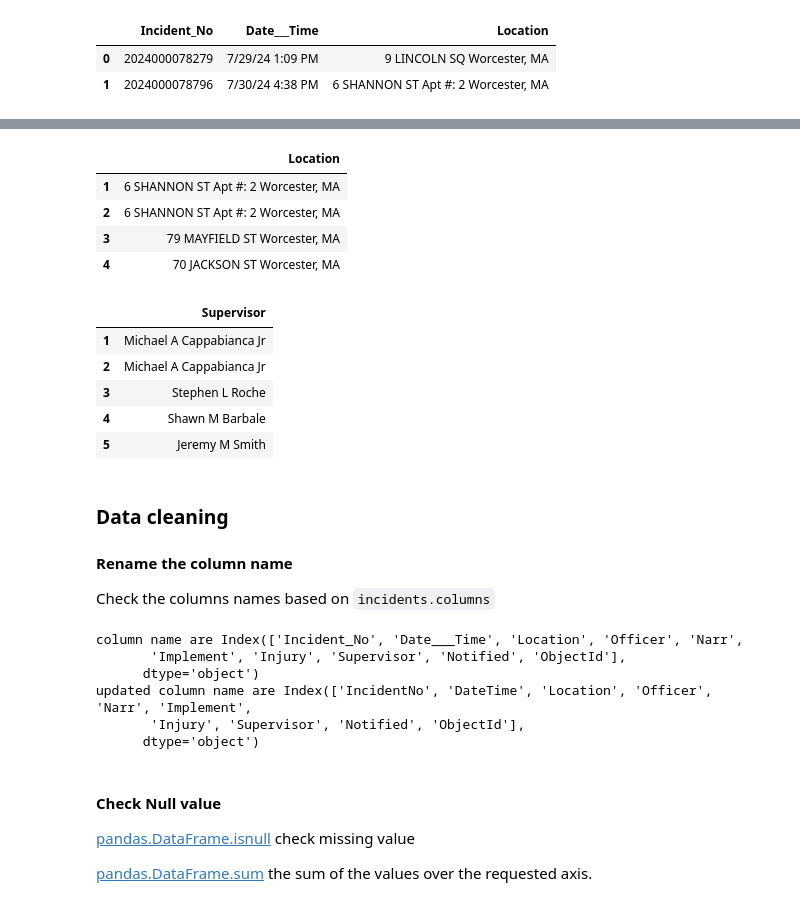
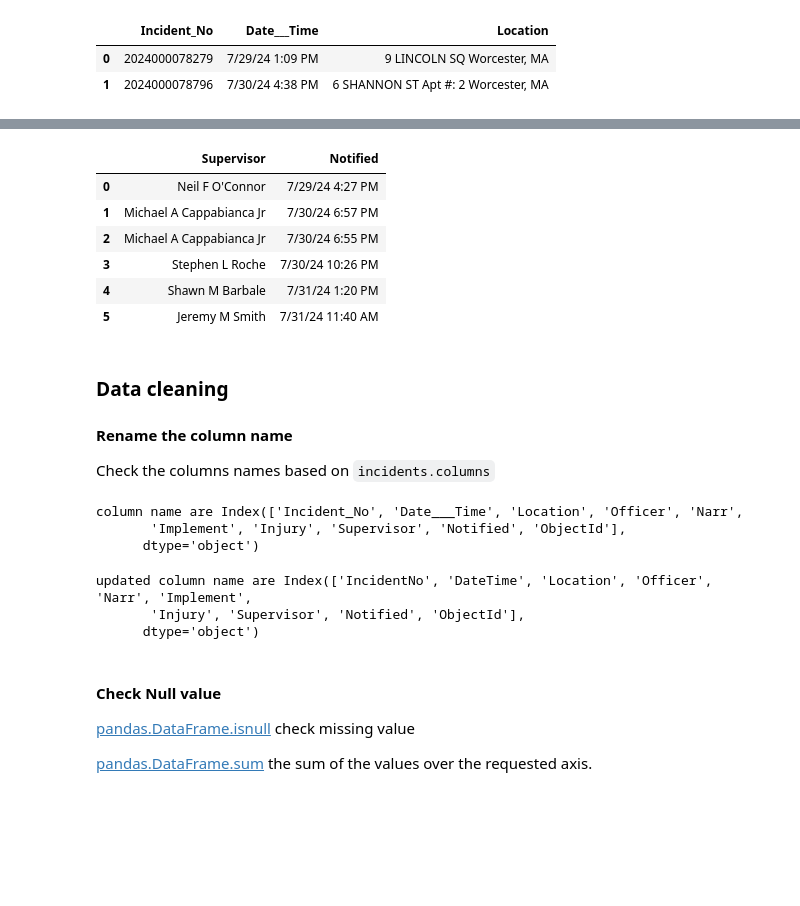
Before and after one commit to gisynw/Python_3404, a Jupyter notebook: docs/Lectures/Week04/Week04_Pandas.ipynb, the cells around one changed output, grey strips where cells are left out. Saved outputs shown, nothing was run; the diff lists cells and outputs as text; code cells hidden in the pictures; blank space fills up the shorter version.

```diff
--- a/docs/Lectures/Week04/Week04_Pandas.ipynb
+++ b/docs/Lectures/Week04/Week04_Pandas.ipynb
@@ -248,20 +275,13 @@ Name: Location, Length: 74, dtype: object
-# %%
-incidents.iloc[1:5,2:3]
-# %% [output]
-|  | Location |
-| 1 | 6 SHANNON ST Apt #: 2 Worcester, MA |
-| 2 | 6 SHANNON ST Apt #: 2 Worcester, MA |
-| 3 | 79 MAYFIELD ST Worcester, MA |
-| 4 | 70 JACKSON ST Worcester, MA |
 # %%
-incidents.loc[1:5, ['Supervisor']]
+incidents.loc[0:5, ['Supervisor', 'Notified']]
 # %% [output]
-|  | Supervisor |
-| 1 | Michael A Cappabianca Jr |
-| 2 | Michael A Cappabianca Jr |
-| 3 | Stephen L Roche |
-| 4 | Shawn M Barbale |
-| 5 | Jeremy M Smith |
+|  | Supervisor | Notified |
+| 0 | Neil F O'Connor | 7/29/24 4:27 PM |
+| 1 | Michael A Cappabianca Jr | 7/30/24 6:57 PM |
+| 2 | Michael A Cappabianca Jr | 7/30/24 6:55 PM |
+| 3 | Stephen L Roche | 7/30/24 10:26 PM |
+| 4 | Shawn M Barbale | 7/31/24 1:20 PM |
+| 5 | Jeremy M Smith | 7/31/24 11:40 AM |
 # %% [markdown]
 ### Data cleaning
 #### Rename the column name
@@ -269,14 +289,7 @@ Check the columns names based on `incidents.columns`
 # %%
 #format of columns can be the dictionary: old column name: new column name
 print('column name are {} '.format(incidents.columns))
-
-incidents.rename(columns={'Date___Time':'DateTime', 'Incident_No':"IncidentNo"}, inplace=True)
-
-print('updated column name are {} '.format(incidents.columns))
 # %% [output]
 column name are Index(['Incident_No', 'Date___Time', 'Location', 'Officer', 'Narr',
        'Implement', 'Injury', 'Supervisor', 'Notified', 'ObjectId'],
       dtype='object')
-updated column name are Index(['IncidentNo', 'DateTime', 'Location', 'Officer', 'Narr', 'Implement',
-       'Injury', 'Supervisor', 'Notified', 'ObjectId'],
-      dtype='object')
@@ -283,3 +298,10 @@ updated column name are Index(['IncidentNo', 'DateTime', 'Location', 'Officer',
+# %%
+
+print('updated column name are {} '.format(incidents.columns))
+# %% [output]
+updated column name are Index(['IncidentNo', 'DateTime', 'Location', 'Officer', 'Narr', 'Implement',
+       'Injury', 'Supervisor', 'Notified', 'ObjectId'],
+      dtype='object')
 # %% [markdown]
 #### Check Null value
 [pandas.DataFrame.isnull](https://pandas.pydata.org/docs/reference/api/pandas.DataFrame.isnull.html) check missing value
```
Also changed, not shown: parts of 25 cells of this notebook, 5 other files.
